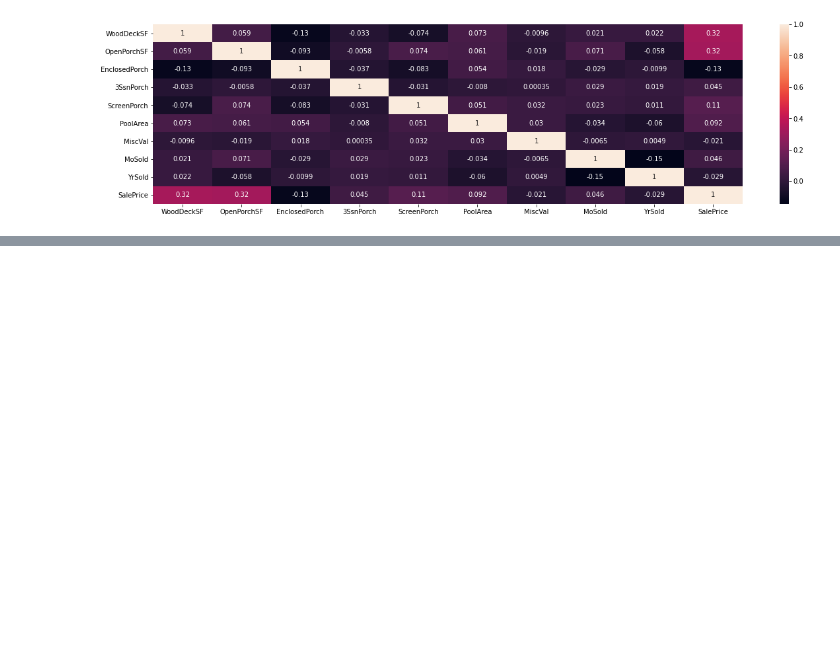
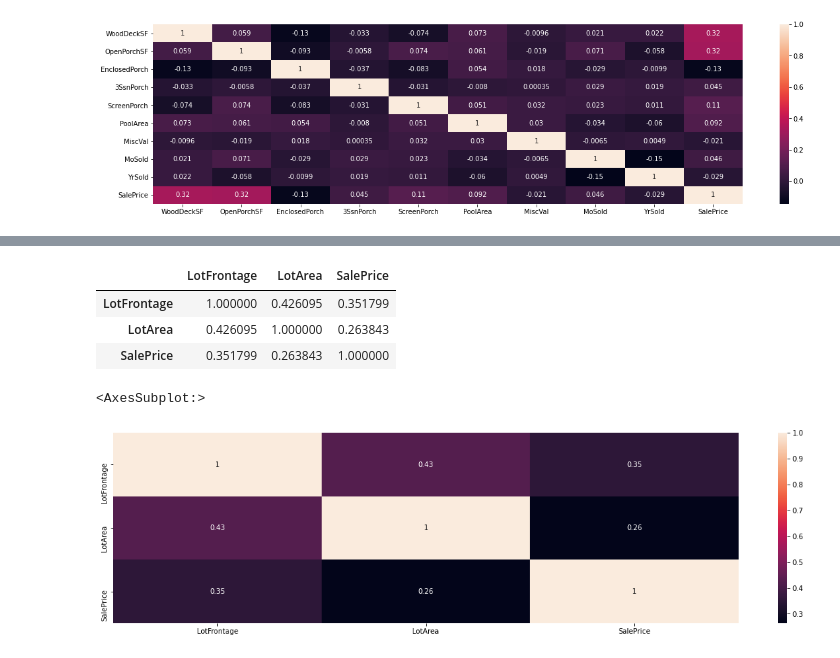
Before and after one commit to AlexRandria/python_numpy, a Jupyter notebook: pandasExo.ipynb, the cells around one changed output, grey strips where cells are left out. Drawn from its saved outputs; the diff is of its cells as text; code cells hidden in the pictures; blank space fills up the shorter version.

```diff
--- a/pandasExo.ipynb
+++ b/pandasExo.ipynb
@@ -457,3 +457,5 @@ sb.heatmap(corr, annot=True, ax =ax)
 # %% [output]
 <AxesSubplot:>
 [figure]
+# %%
+house_2 = pricing.iloc[:, [3,4,80]]; house_2
@@ -459,0 +476,13 @@ sb.heatmap(corr, annot=True, ax =ax)
+# %%
+corr_2 = house_2.corr(); corr_2
+# %% [output]
+|  | LotFrontage | LotArea | SalePrice |
+| LotFrontage | 1.000000 | 0.426095 | 0.351799 |
+| LotArea | 0.426095 | 1.000000 | 0.263843 |
+| SalePrice | 0.351799 | 0.263843 | 1.000000 |
+# %%
+f, ax = plt.subplots(figsize=(20,5))
+sb.heatmap(corr_2, annot=True, ax =ax)
+# %% [output]
+<AxesSubplot:>
+[figure, added]
```
Also changed, not shown: parts of 1 cell of this notebook, 6 other files.
